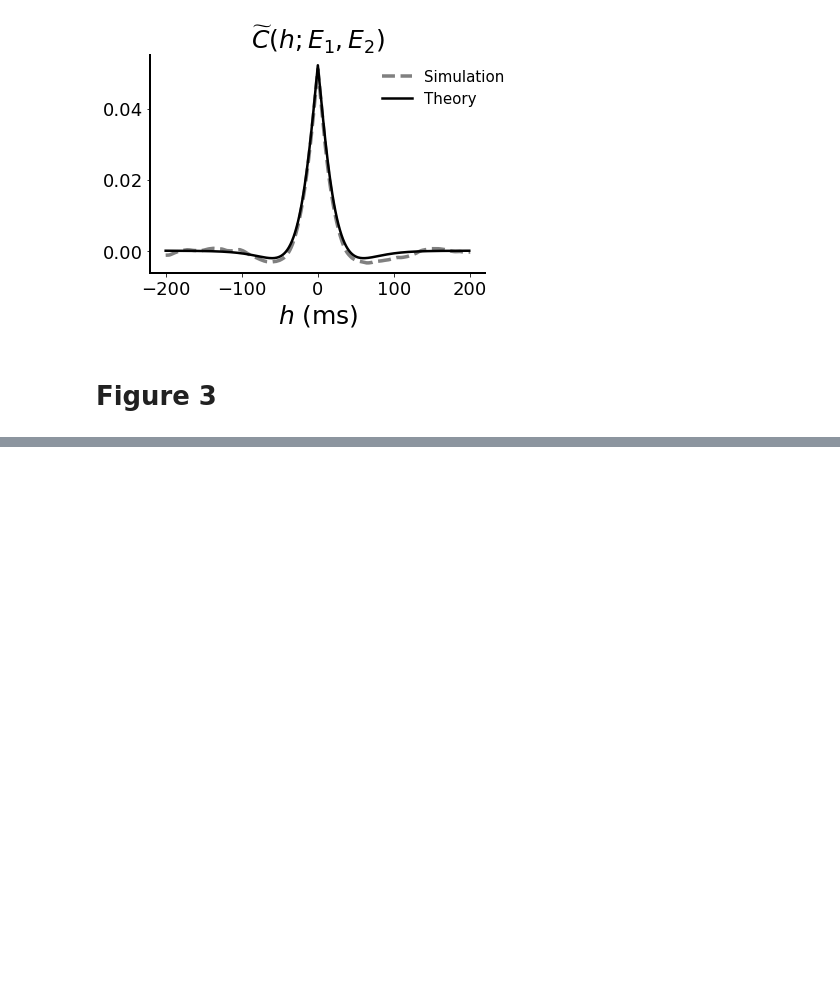
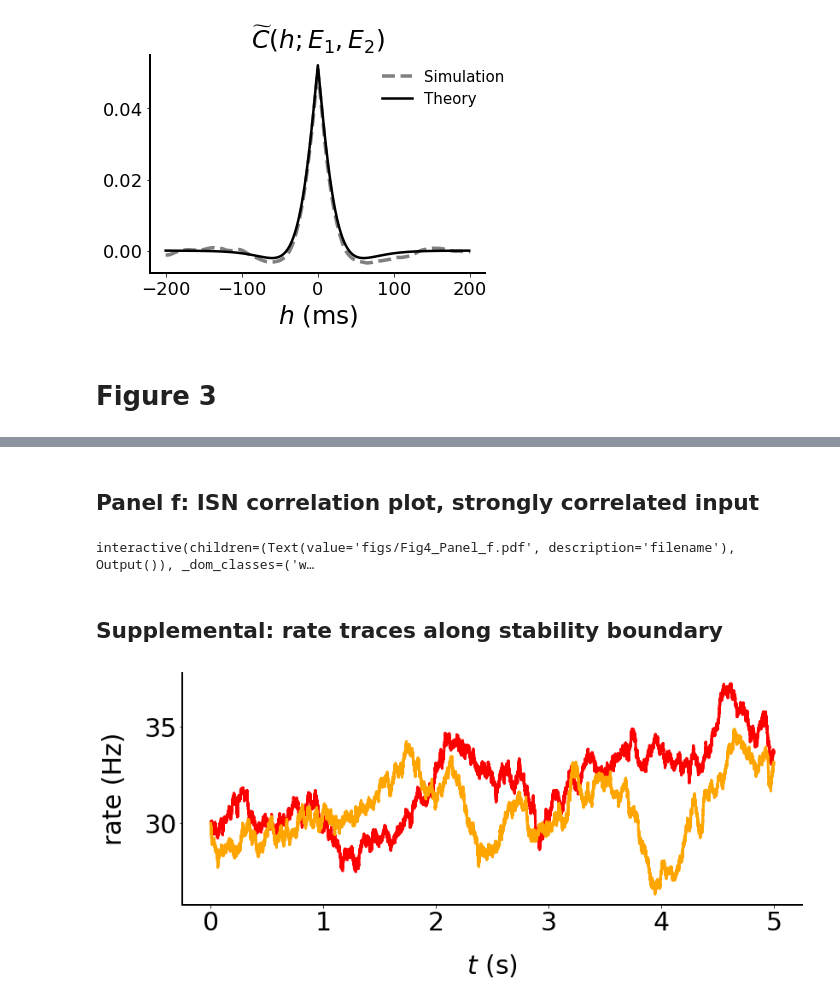
Before and after one commit to alexnegron/The-nature-of-correlated-variability-in-segregated-cortical-excitatory-subnetworks, a Jupyter notebook: figures.ipynb, the cells around one changed output, grey strips where cells are left out. Cells and saved outputs as stored; diff of their text form; code cells hidden in the pictures; blank space fills up the shorter version.

```diff
--- a/figures.ipynb
+++ b/figures.ipynb
@@ -396,0 +487,68 @@ plt.show()
+# %% [markdown]
+## Panel f: ISN correlation plot, strongly correlated input
+# %%
+interactive_plot = interactive(corr_plot,
+                               lowerW_EI=fixed(0),
+                               upperW_EI=fixed(2),
+                               lowerW_IE=fixed(0),
+                               upperW_IE=fixed(2),
+                               W_EE=fixed(1.15),
+                               W_II=fixed(0.5),
+                               sigE1=fixed(1),
+                               sigE2=fixed(1),
+                               sigI=fixed(1),
+                               alpha=fixed(0.15),
+                               C=fixed(0.95),
+                               b=fixed(0),
+                              filename='figs/Fig4_Panel_f.pdf')
+interactive_plot
+# %% [output]
+interactive(children=(Text(value='figs/Fig4_Panel_f.pdf', description='filename'), Output()), _dom_classes=('w…
+# %% [markdown]
+## Supplemental: rate traces along stability boundary
+# %%
+r_ss, r_n, r_p, R_ss, R_n, R_p, W, mu, ts, sigE, sigI = global_inh_model(t0=0,
+                                                     r0=np.array([[30], [30], [35]]),
+                                                     r_bar=np.array([[30], [30], [35]]),
+                                                     T=5000,
+                                                     dt=.01,
+                                                     t_kick=80_000,
+                                                     kick_bool=False,
+                                                     kick=.5,
+                                                     tau_E=15,
+                                                     tau_I=15,
+                                                     sigE=1,
+                                                     sigI=1,
+                                                     c=0,
+                                                     shared_structure=np.array([[1],[1],[0]]),
+                                                     Wee=1.15,
+                                                     Wii=0.5,
+                                                     Wei=0.5,
+                                                     Wie=0.5,
+                                                     alpha = 0.15)
+
+fig, ax = plt.subplots(figsize=(13,5))
+
+start = 1
+#start = 0
+end = 500_000
+times=.01*ts[start:end]/1000
+
+ax.spines.left.set_linewidth(2)
+ax.spines.bottom.set_linewidth(2)
+ax.spines.right.set_color('none')
+ax.spines.top.set_color('none')
+
+ax.xaxis.set_tick_params(labelsize=30)
+ax.yaxis.set_tick_params(labelsize=30)
+ax.set_xlabel(r'$t$ (s)', fontsize=30, labelpad=20)
+ax.set_ylabel(r'rate (Hz)', fontsize=30, labelpad=20)
+
+ax.plot(times, R_n[0,start:end], linewidth=3, color='red', linestyle='-', label=r'$r_{E_1}(t)$')
+ax.plot(times, R_n[1,start:end], linewidth=3, color='orange', linestyle='-', label=r'$r_{E_2}(t)$')
+
+#plt.legend(bbox_to_anchor=(.5,1.3), loc="upper left", fontsize=18)
+plt.savefig('figs/Fig4_Supplemental_1.pdf', bbox_inches='tight')
+plt.show()
+# %% [output]
+[figure, added]
```
Also changed, not shown: parts of 42 cells of this notebook, 7 other files.
